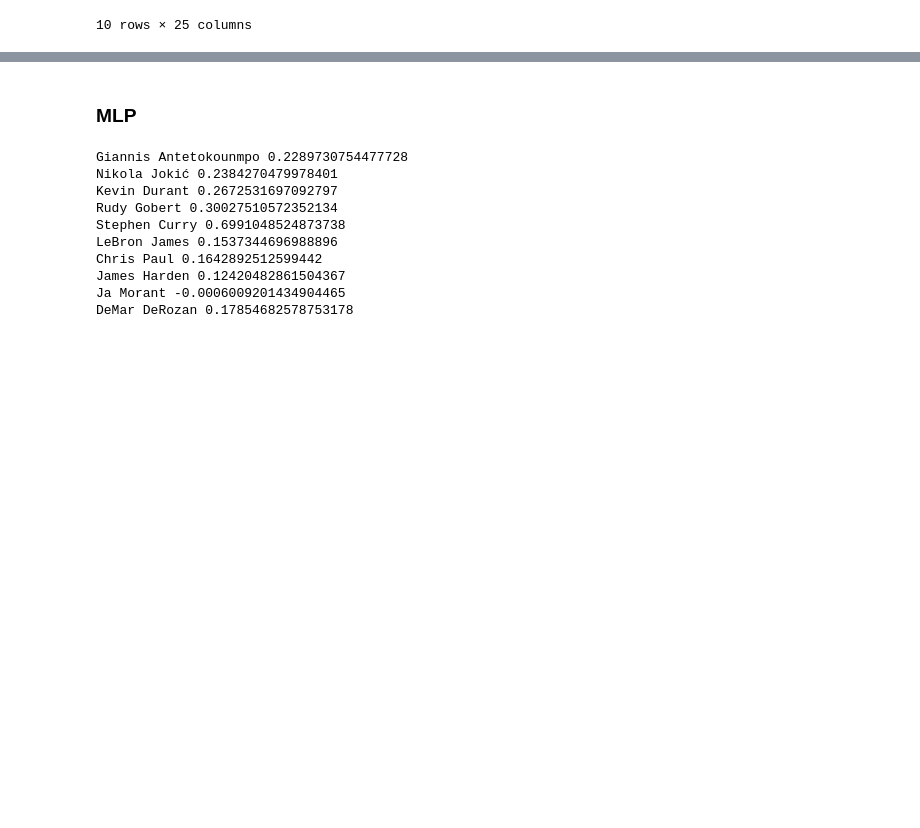
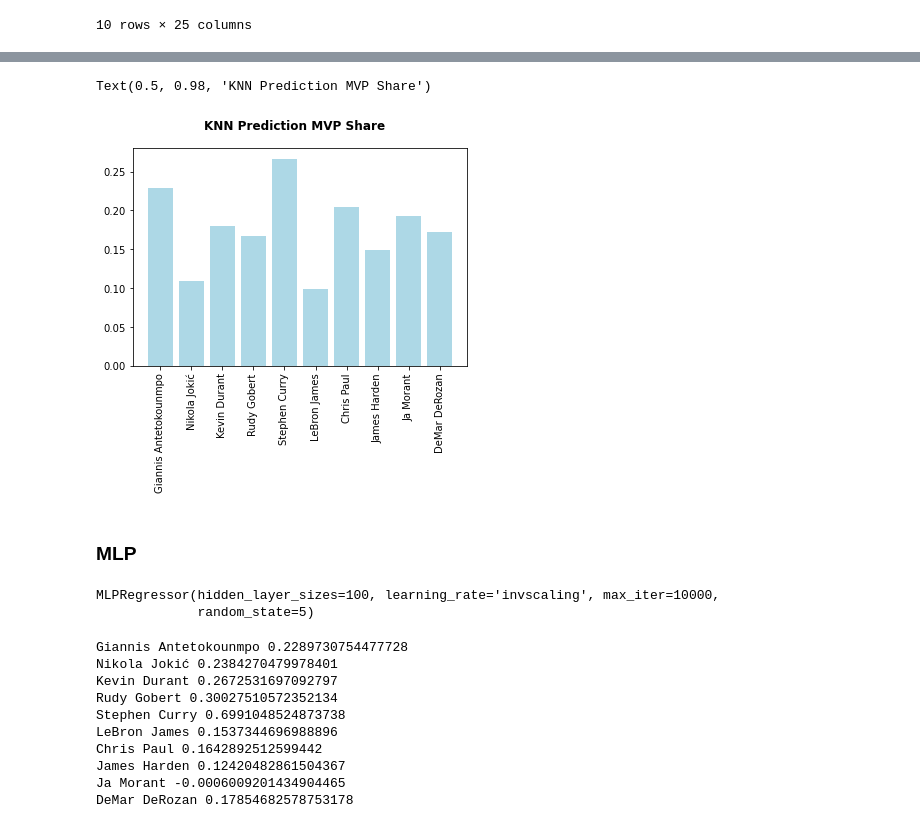
Before and after one commit to shehanbandara/PredictNBAMVP, a Jupyter notebook: main.ipynb, the cells around one changed output, grey strips where cells are left out. Saved outputs shown, nothing was run; the diff lists cells and outputs as text; code cells hidden in the pictures; blank space fills up the shorter version.

Commit message:
KNN prediction
KNN prediction

```diff
--- a/main.ipynb
+++ b/main.ipynb
@@ -96,0 +100,7 @@ currentMVPs = currentMVPs[['Overall Seed', 'PTS', 'TRB', 'AST', 'STL', 'BLK', 'F
+# %%
+KNN = neighbors.KNeighborsRegressor(
+    n_neighbors=9,
+    weights='uniform'
+)
+# %%
+KNN.fit(Xtrain, Ytrain.values.ravel())
@@ -96,0 +109,5 @@ currentMVPs = currentMVPs[['Overall Seed', 'PTS', 'TRB', 'AST', 'STL', 'BLK', 'F
+# %%
+KNNCurrentMVPsPrediction = KNN.predict(currentMVPs).tolist()
+
+for (i, j) in zip(currentMVPNames, KNNCurrentMVPsPrediction):
+    print(i, j)
@@ -97,3 +125,10 @@ currentMVPs = currentMVPs[['Overall Seed', 'PTS', 'TRB', 'AST', 'STL', 'BLK', 'F
+# %%
+plt.bar(currentMVPNames, KNNCurrentMVPsPrediction, color='lightblue')
+plt.xticks(rotation=90)
+plt.suptitle("KNN Prediction MVP Share", weight = 'bold')
+# %% [output]
+Text(0.5, 0.98, 'KNN Prediction MVP Share')
+[figure, added]
 # %% [markdown]
 ### MLP
 # %%
@@ -107,7 +142,9 @@ MLP = MLPRegressor(
 )
 # %%
 MLP.fit(Xtrain, Ytrain.values.ravel())
-prediction = MLP.predict(Xtest)
+# %% [output]
+MLPRegressor(hidden_layer_sizes=100, learning_rate='invscaling', max_iter=10000,
+             random_state=5)
 # %%
 MLPCurrentMVPsPrediction = MLP.predict(currentMVPs).tolist()
 
```
Also changed, not shown: parts of 4 cells of this notebook.
